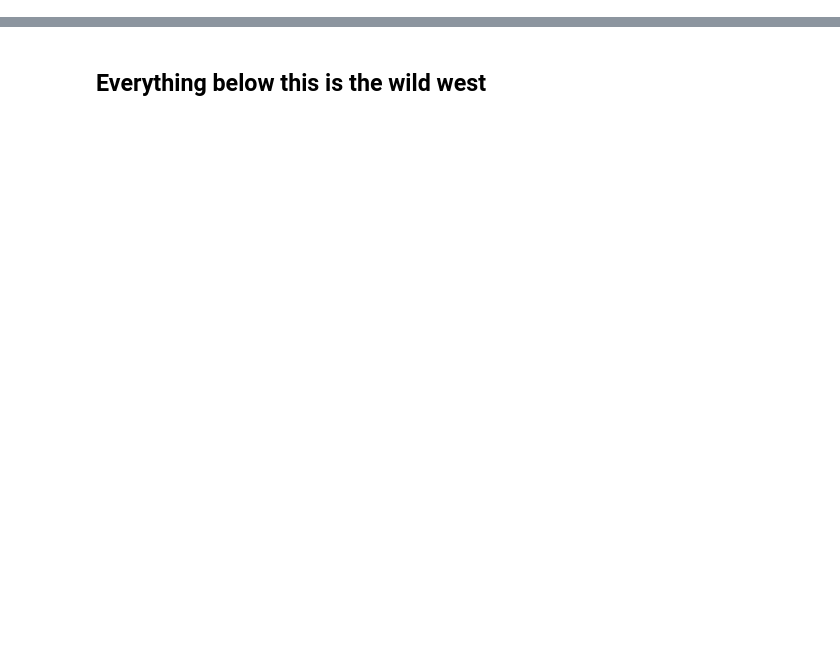
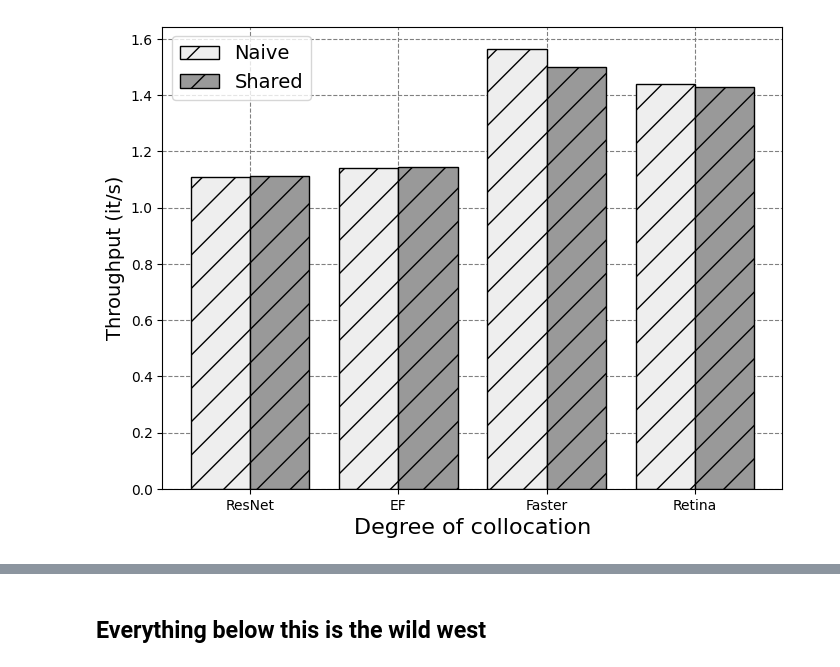
Before and after one commit to neilkimn/thesis, a Jupyter notebook: notebooks/CIDR_comparisons_A.ipynb, the cells around one changed output, grey strips where cells are left out. Drawn from its saved outputs; the diff is of its cells as text; code cells hidden in the pictures; blank space fills up the shorter version.

```diff
--- a/notebooks/CIDR_comparisons_A.ipynb
+++ b/notebooks/CIDR_comparisons_A.ipynb
@@ -246,3 +304,54 @@ plt.show()
+# %%
+### MULTIPLE EXPERIMENTS
+
+import matplotlib.pyplot as plt
+import numpy as np
+
+experiments = (imagenet_resnet, imagenet_efficientformer, coco_faster, coco_retina)
+
+
+measurements ={
+    "Naive": [x.throughput_naive_normalized[-1] for x in experiments],
+    "Shared": [x.throughput_shared_normalized[-1] for x in experiments]
+}
+
+x = np.arange(len(exp.workloads))  # the label locations
+width = 0.4  # the width of the bars
+multiplier = 0.5
+
+fig, ax = plt.subplots(figsize=(8,6))
+hatches = ["/", "/", "/", "///", "///", "///"]
+hatch_cols = ["#eeeeee", "#999999", "#666666",
+              "#eeeeee", "#999999", "#666666"]
+
+for idx, (attribute, measurement) in enumerate(measurements.items()):
+    offset = width * multiplier
+    #rects = ax.bar(x + offset, measurement, width, label=attribute, color=shades[idx], edgecolor="black", yerr=measurements_err[attribute][idx], ecolor="red", capsize=5)
+    rects = ax.bar(x + offset, measurement, width, label=attribute, hatch=hatches[idx], color=hatch_cols[idx], edgecolor="black")
+    #ax.bar_label(rects, padding=3, fmt='%.0f', label_type="edge", color="black", size=16)
+    multiplier += 1
+
+
+# Add some text for labels, title and custom x-axis tick labels, etc.
+ax.set_ylabel('Throughput (it/s)', fontsize=14)
+#ax.set_title(f'Collocation of model training - {MACHINE}\nEpoch time on {DATASET} (batch size {BATCH_SIZE})', fontsize=20)
+ax.set_xticks(x + width)
+ax.set_xticklabels([x.name for x in experiments])
+ax.legend(loc='upper left', fontsize=14)
+
+ax.set_axisbelow(True)
+ax.grid(color='gray', linestyle='dashed')
+# if exp.dataset == "imagenet":
+#     plt.yticks([i for i in range(0, 2501, 500)], fontsize=14)
+# elif exp.dataset == "coco":
+#     plt.yticks([i for i in range(0, 51, 10)], fontsize=14)
+plt.xlabel("Degree of collocation", fontsize=16)
+
+plt.rcParams['svg.fonttype'] = 'none'
+plt.savefig("efficienttransformer_throughput.pdf")
+plt.show()
+# %% [output]
+[figure, added]
 # %%
 def get_mem(dfs):
     mems = []
```
Also changed, not shown: parts of 15 cells of this notebook.
